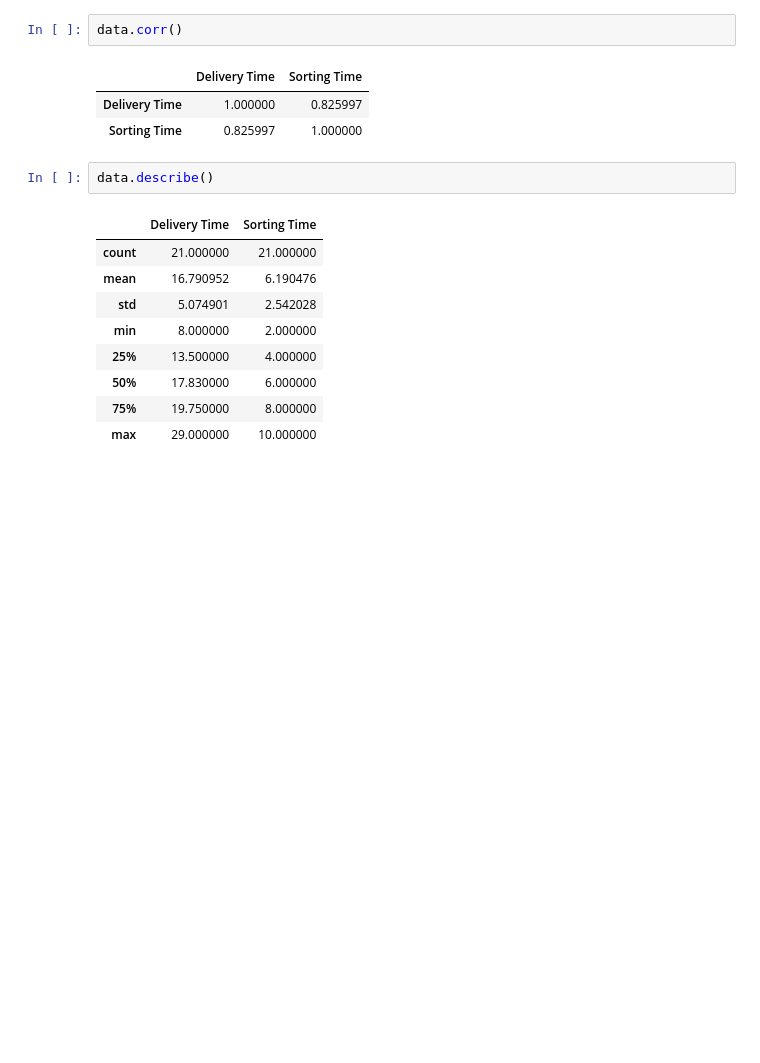
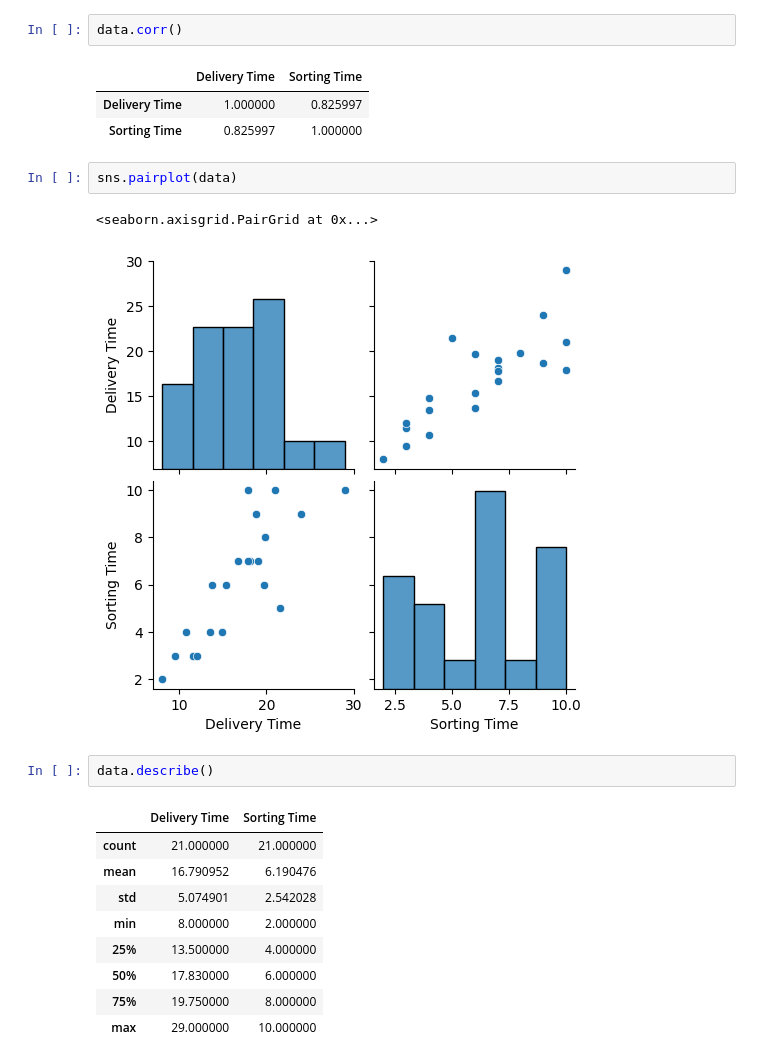
Before and after one commit to Sowmyaa2/Assignment-simplelinear-regression, a Jupyter notebook: Simple_linear_regression_(Q_1).ipynb, the cells around one changed output. Saved outputs shown, nothing was run; the diff lists cells and outputs as text; blank space fills up the shorter version.

```diff
--- a/Simple_linear_regression_(Q_1).ipynb
+++ b/Simple_linear_regression_(Q_1).ipynb
@@ -54,6 +64,11 @@ data.corr()
 |  | Delivery Time | Sorting Time |
 | Delivery Time | 1.000000 | 0.825997 |
 | Sorting Time | 0.825997 | 1.000000 |
+# %%
+sns.pairplot(data)
+# %% [output]
+<seaborn.axisgrid.PairGrid at 0x...>
+[figure, added]
 # %%
 data.describe()
 # %% [output]
```
Also changed, not shown: parts of 23 cells of this notebook.
